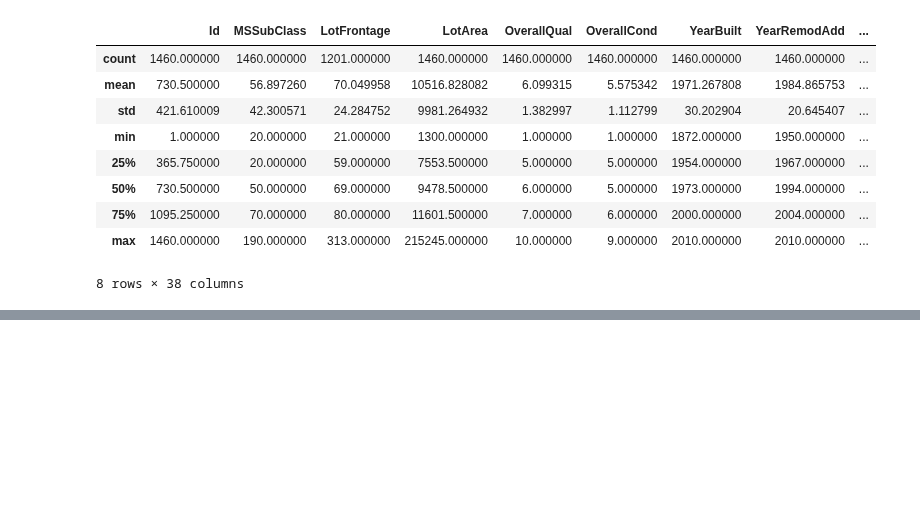
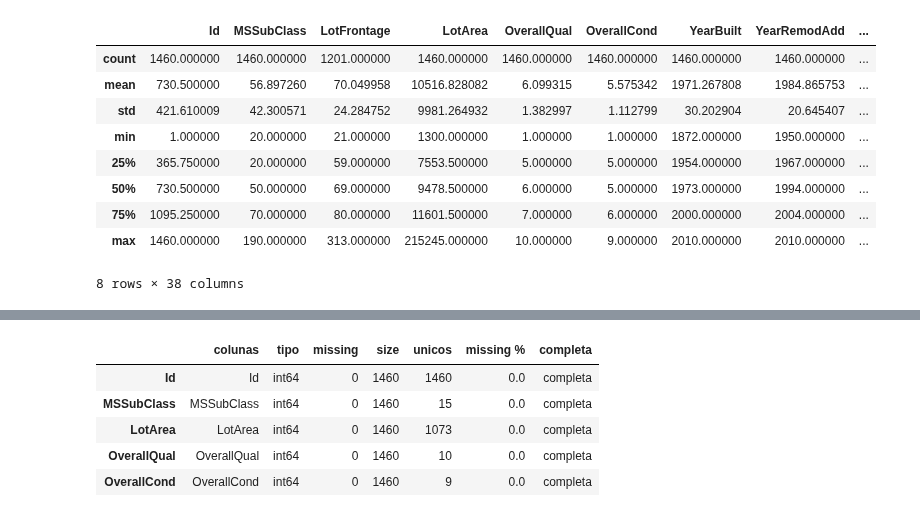
Before and after one commit to mikaelcordeiro/semanas, a Jupyter notebook: semana6/semana_6.ipynb, the cells around one changed output, grey strips where cells are left out. Cells and saved outputs as stored; diff of their text form; code cells hidden in the pictures; blank space fills up the shorter version.

```diff
--- a/semana6/semana_6.ipynb
+++ b/semana6/semana_6.ipynb
@@ -107,0 +175,9 @@ for i in colunas:
+# %%
+completas_numericas.head()
+# %% [output]
+|  | colunas | tipo | missing | size | unicos | missing % | completa |
+| Id | Id | int64 | 0 | 1460 | 1460 | 0.0 | completa |
+| MSSubClass | MSSubClass | int64 | 0 | 1460 | 15 | 0.0 | completa |
+| LotArea | LotArea | int64 | 0 | 1460 | 1073 | 0.0 | completa |
+| OverallQual | OverallQual | int64 | 0 | 1460 | 10 | 0.0 | completa |
+| OverallCond | OverallCond | int64 | 0 | 1460 | 9 | 0.0 | completa |
```
Also changed, not shown: parts of 15 cells of this notebook.
